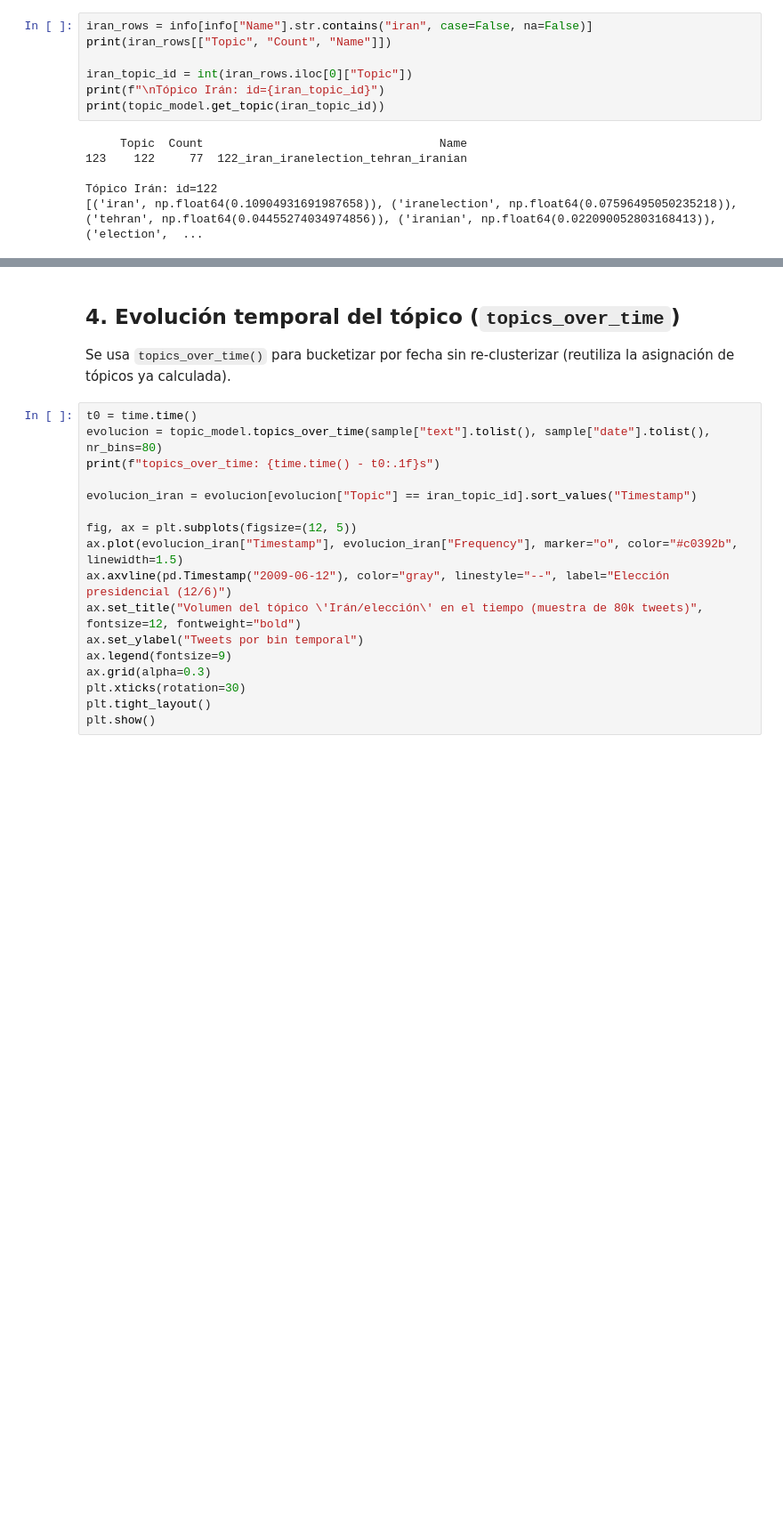
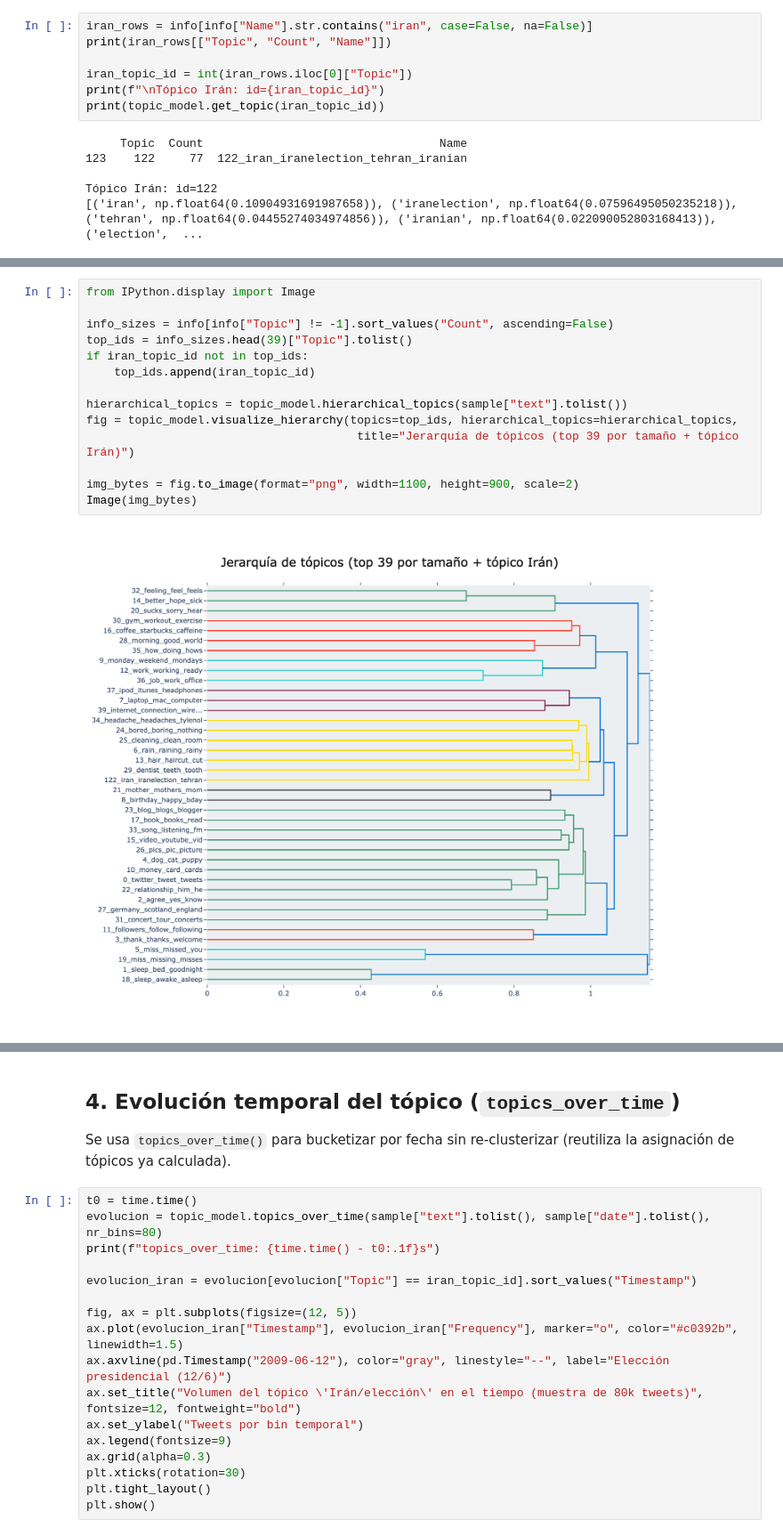
Before and after one commit to gzarazaga/trabajo-practico-3, a Jupyter notebook: notebooks/05_topicos_temporales.ipynb, the cells around one changed output, grey strips where cells are left out. Shown at 89% size. Cells and saved outputs as stored; diff of their text form; blank space fills up the shorter version.

```diff
--- a/notebooks/05_topicos_temporales.ipynb
+++ b/notebooks/05_topicos_temporales.ipynb
@@ -105,0 +112,16 @@ Tópico Irán: id=122
+# %%
+from IPython.display import Image
+
+info_sizes = info[info["Topic"] != -1].sort_values("Count", ascending=False)
+top_ids = info_sizes.head(39)["Topic"].tolist()
+if iran_topic_id not in top_ids:
+    top_ids.append(iran_topic_id)
+
+hierarchical_topics = topic_model.hierarchical_topics(sample["text"].tolist())
+fig = topic_model.visualize_hierarchy(topics=top_ids, hierarchical_topics=hierarchical_topics,
+                                       title="Jerarquía de tópicos (top 39 por tamaño + tópico Irán)")
+
+img_bytes = fig.to_image(format="png", width=1100, height=900, scale=2)
+Image(img_bytes)
+# %% [output]
+[figure, added]
```
Also changed, not shown: parts of 4 cells of this notebook, 2 other files.
